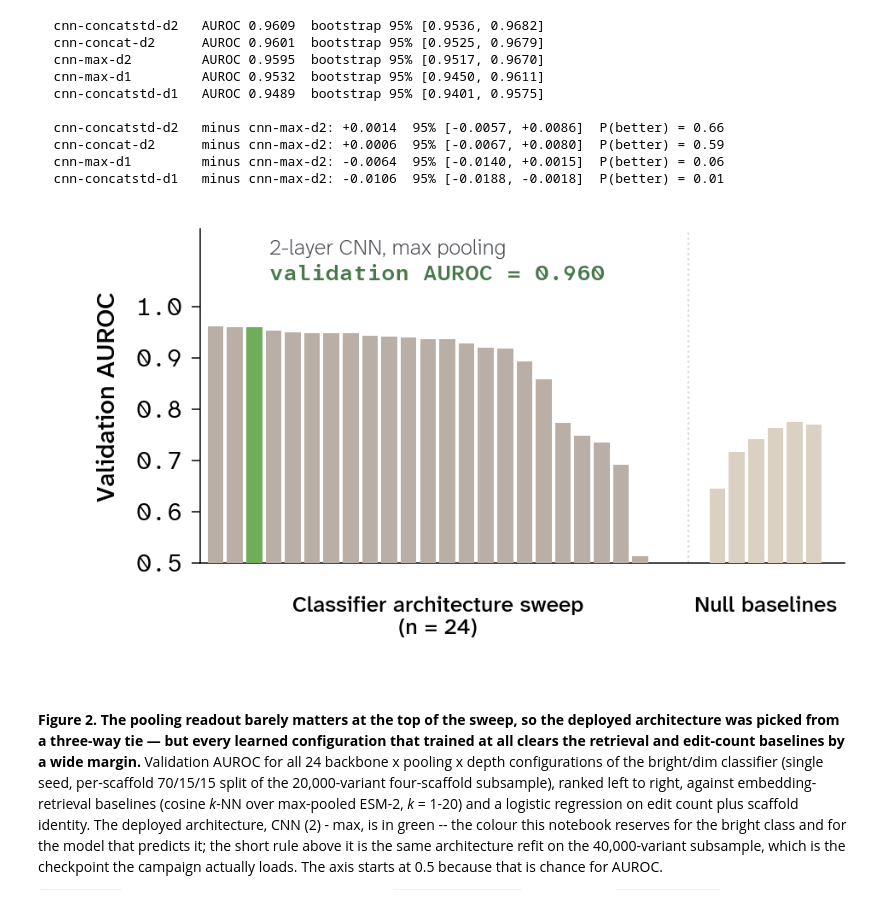
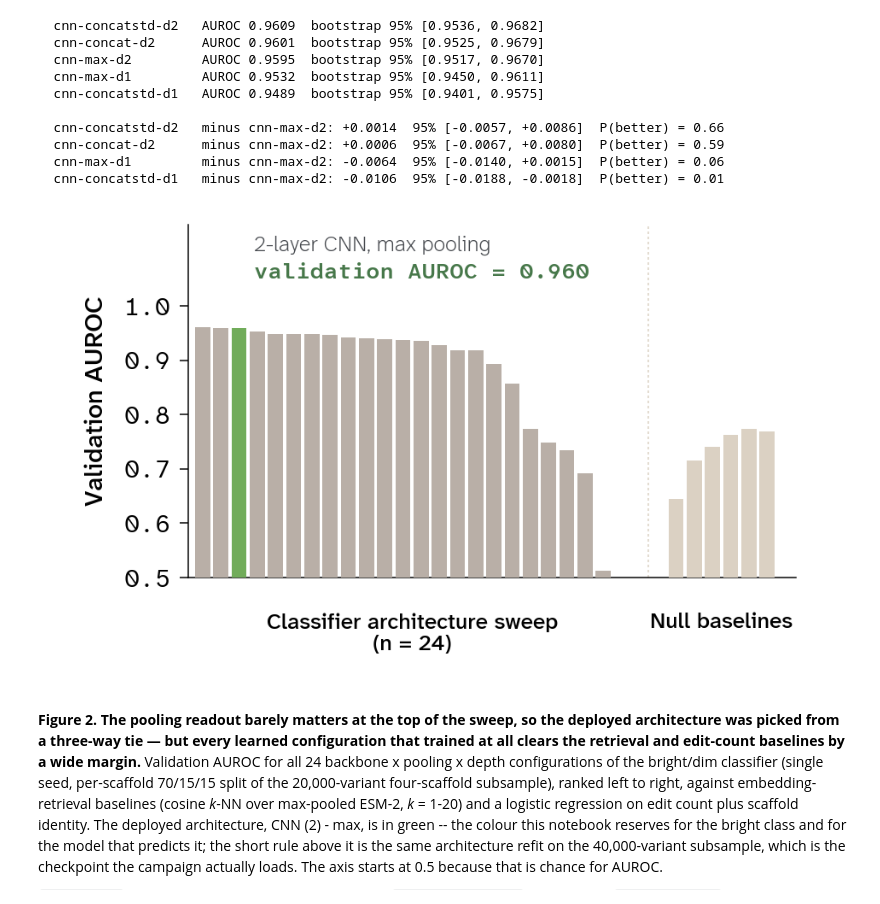
Before and after one commit to Arcadia-Science/FPguide, a Jupyter notebook: GFP_DMS/visualization.ipynb, the cells around one changed output. Saved outputs shown, nothing was run; the diff lists cells and outputs as text; code cells hidden in the pictures.

Commit message:
updated visualizations

```diff
--- a/GFP_DMS/visualization.ipynb
+++ b/GFP_DMS/visualization.ipynb
@@ -550,7 +550,7 @@ bar_color = [GREEN if i == hi else NEUTRAL for i in range(len(ranked))]
 FLOOR = 0.5
 
 fig, ax = plt.subplots(figsize=(HALF_PANEL * PX, 285 * PX))
-fig.subplots_adjust(left=0.20, right=0.995, top=0.95, bottom=0.265)
+fig.subplots_adjust(left=0.185, right=0.935, bottom=0.235, top=0.96)
 
 ax.bar(x_cfg, ranked.val_auroc - FLOOR, bottom=FLOOR, color=bar_color, width=0.82,
        edgecolor="none", zorder=3)
@@ -565,34 +565,34 @@ ax.axvline(len(ranked) - 0.5 + GAP / 2, ls=(0, (2, 2)), color=NEUTRAL_SOFT, lw=0
 
 deployed_auroc = float(ranked.loc[hi, "val_auroc"])
 ax.annotate("2-layer CNN, max pooling", xy=(hi + 0.8, 1.112), xycoords="data",
             ha="left", va="center", **{**ANNOTATION, "fontsize": 13})
 ax.annotate(f"validation AUROC = {deployed_auroc:.3f}", xy=(hi + 0.8, 1.062), xycoords="data",
             ha="left", va="center",
             **{**NUMBER_NOTE, "fontsize": 13, "fontweight": "semibold", "color": GREEN_TEXT})
 
 ax.set_xticks([])
 ax.set_xlim(-0.8, x_null.max() + 1.6)
 ax.set_ylim(FLOOR, 1.15)
 ax.set_yticks([0.5, 0.6, 0.7, 0.8, 0.9, 1.0])
 ax.set_ylabel("Validation AUROC")
 
 # At this width the two x-axis group labels are what sets the bottom margin, so they run at
 # 13 pt: the wide version's 15 pt made the longer one overrun its own group of bars.
 group_style = {**label_style, "fontsize": 13}
 ax.text(x_cfg.mean(), -0.10, "Classifier architecture sweep\n(n = 24)",
         transform=ax.get_xaxis_transform(), ha="center", va="top", **group_style)
 ax.text(x_null.mean(), -0.10, "Null baselines",
         transform=ax.get_xaxis_transform(), ha="center", va="top", **group_style)
 
 apc.mpl.style_plot(ax, monospaced_axes="y")
 bare(ax)
 ax.tick_params(axis="x", length=0)
 
 fig.savefig(f"{FIGDIR}/brightness_sweep_auroc.svg")
 fig.savefig(f"{FIGDIR}/brightness_sweep_auroc.png", dpi=200)
 plt.show()
 # %% [output]
-[figure, old version]
+[figure, new version]
 # %% [markdown]
 **Figure 2. The pooling readout barely matters at the top of the sweep, so the deployed
 architecture was picked from a three-way tie — but every learned configuration that trained at all
```
Also changed, not shown: parts of 1 cell of this notebook, 25 other files.
